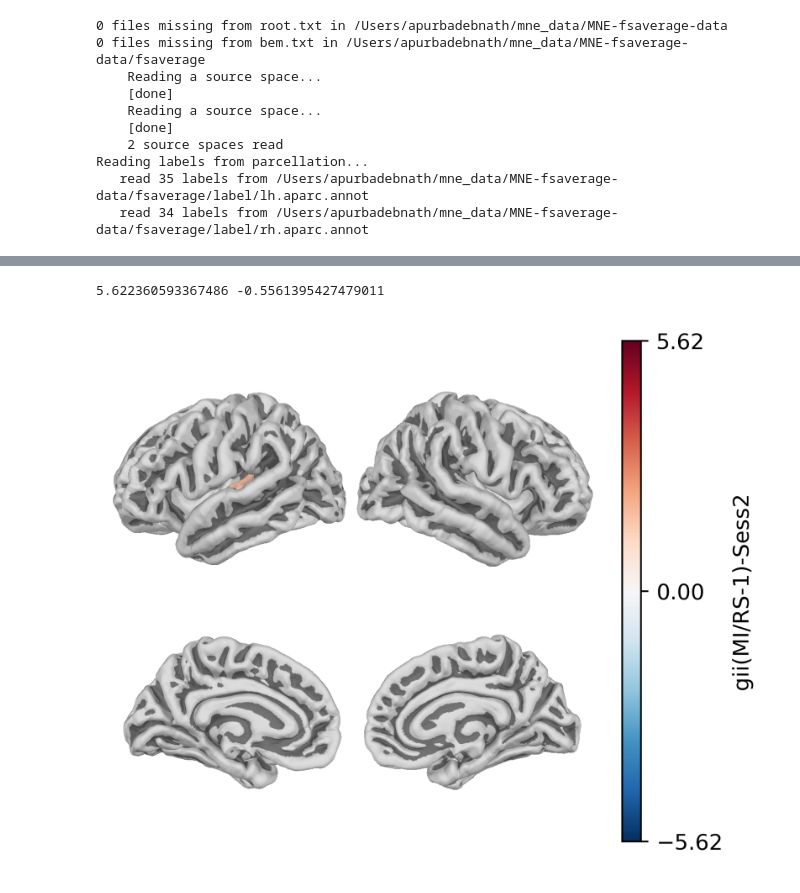
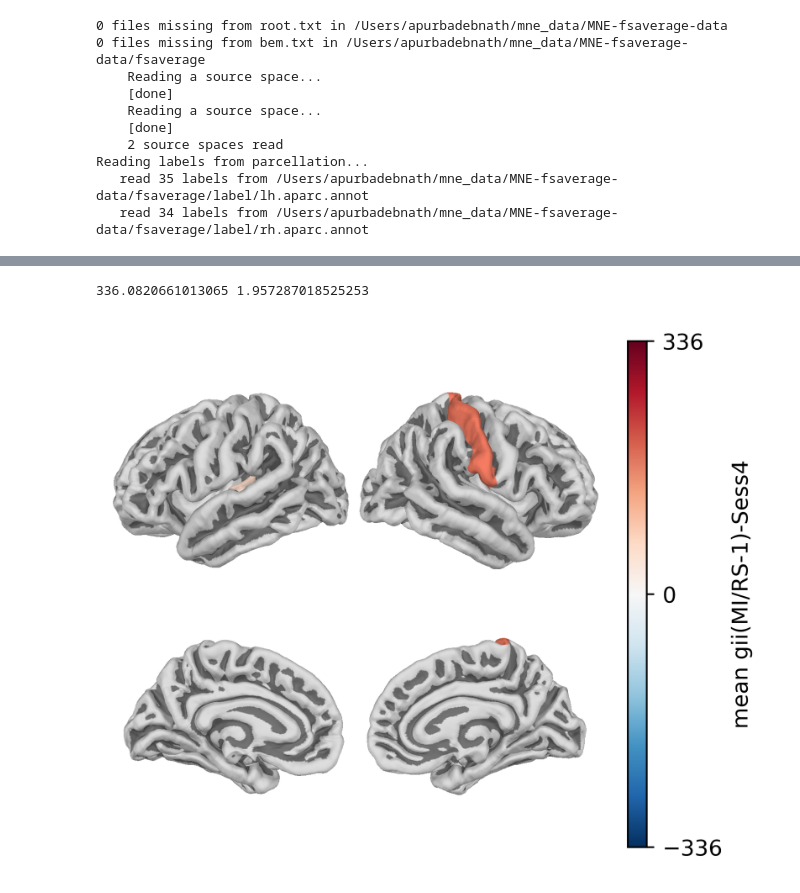
Before and after one commit to ApurbaApd/mi-NMM_bci_modeling, a Jupyter notebook: spectrome/data_brain_plotting/brain_plots_all_meg.ipynb, the cells around one changed output, grey strips where cells are left out. Drawn from its saved outputs; the diff is of its cells as text; code cells hidden in the pictures.

```diff
--- a/spectrome/data_brain_plotting/brain_plots_all_meg.ipynb
+++ b/spectrome/data_brain_plotting/brain_plots_all_meg.ipynb
@@ -34,20 +34,20 @@ for num in range(1, 5):
     x_rest_all[num]=np.zeros((68, 10, 19))
 
     for i in range(19):
-        mi_fname = f'../bci_results_apd/bci_results/meg/sess{num}/mi_allsubs_f/mi_nostim_mse_db_fvec330_{i}.p'
+        mi_fname = f'../../bci_results_apd/bci_results/meg/sess{num}/mi_allsubs_f/mi_nostim_mse_db_fvec330_{i}.p'
         with open(mi_fname, 'rb') as f:
             x_mi_all[num][:,:,i]=np.array(pkl.load(f))
 
-        base_fname = f'../bci_results_apd/bci_results/meg/sess{num}/baseline_allsubs_f/baseline_nostim_mse_db_fvec330_{i}.p'
+        base_fname = f'../../bci_results_apd/bci_results/meg/sess{num}/baseline_allsubs_f/baseline_nostim_mse_db_fvec330_{i}.p'
         with open(base_fname, 'rb') as f:
             x_base_all[num][:,:,i] = np.array(pkl.load(f))
 
-        rest_fname = f'../bci_results_apd/bci_results/meg/sess{num}/rs1_allsubs_f0/rs1_nostim_mse_db_fvec330_{i}.p'
+        rest_fname = f'../../bci_results_apd/bci_results/meg/sess{num}/rs1_allsubs_f0/rs1_nostim_mse_db_fvec330_{i}.p'
         with open(rest_fname, 'rb') as f:
             x_rest_all[num][:,:,i]=np.array(pkl.load(f))
 # %%
 # All regions
-df=pd.read_excel('../ListROIs_DK.xlsx')
+df=pd.read_excel('../../ListROIs_DK.xlsx')
 all_regions=[]
 all_regions_idx=[]
 for i,r in df.iterrows():
@@ -67,11 +67,11 @@ for idx in range(0,68):
     taue_session_values = []
     for session in range(1, 5):
         #gei, at 0
-        mean_gei = ((np.mean(x_mi_all[session][idx, 0, :]))/(np.mean(x_rest_all[session][idx, 0, :])))-1
+        mean_gei = np.mean((x_mi_all[session][idx, 0, :])/(x_rest_all[session][idx, 0, :])-1)
         #gii, at 1
-        mean_gii = ((np.mean(x_mi_all[session][idx, 1, :]))/(np.mean(x_rest_all[session][idx, 1, :])))-1
+        mean_gii = np.mean((x_mi_all[session][idx, 1, :])/(x_rest_all[session][idx, 1, :])-1)
         #taue, at 2
-        mean_taue = ((np.mean(x_mi_all[session][idx, 2, :]))/(np.mean(x_rest_all[session][idx, 2, :])))-1
+        mean_taue =np.mean((x_mi_all[session][idx, 2, :])/(x_rest_all[session][idx, 2, :])-1)
         gei_session_values.append(mean_gei)
         gii_session_values.append(mean_gii)
         taue_session_values.append(mean_taue)
@@ -504,14 +511,13 @@ max_val = df_gii[['S1', 'S2', 'S3', 'S4']].to_numpy().max()
 min_val = df_gii[['S1', 'S2', 'S3', 'S4']].to_numpy().min()
 print(max_val,min_val)
 # %% [output]
-5.622360593367486 -0.5561395427479011
+336.0820661013065 1.957287018525253
 # %%
-##brain plot with taue(MI/RS-1) values for signifant (pFDR<0.05) regions
-##gii/gei
+##brain plot with mean gii(MI/RS-1) values for signifant (pFDR<0.05) regions
 max_val = df_gii[['S1', 'S2', 'S3', 'S4']].to_numpy().max()
 min_val = df_gii[['S1', 'S2', 'S3', 'S4']].to_numpy().min()
 
-##For plotting (MI/RS-1)
+##For plotting mean (MI/RS-1)
 roi_tvalues = dict(zip(list(df_gii.index), list(df_gii['S2'])))
 
 brain = Brain(
@@ -533,42 +539,56 @@ cmap = cmaps.get_cmap("RdBu_r") #changing RdBu_r to RdBu to make reddish appeara
 vmin, vmax = -max_val, max_val # Use the max value from all sessions
 norm = Normalize(vmin=vmin, vmax=vmax)
 
+## Session-2
+# for label in labels:
+#     if label.name in gii_meg_sess2_regions:
+#         t_value = roi_tvalues[label.name]
+#         rgba_color = cmap(norm(t_value))
+#         brain.add_label(label, color=rgba_color[:4])
+
+## Session-3
+# for label in labels:
+#     if label.name in gii_meg_sess3_regions:
+#         t_value = roi_tvalues[label.name]
+#         rgba_color = cmap(norm(t_value))
+#         brain.add_label(label, color=rgba_color[:4])
+
+## Session-4
 
 for label in labels:
-    if label.name in gii_meg_sess2_regions:
+    if label.name in gii_meg_sess4_regions:
         t_value = roi_tvalues[label.name]
         rgba_color = cmap(norm(t_value))
         brain.add_label(label, color=rgba_color[:4])
-
 
 # for label in labels:
 #     if label.name in gii_meg_sess4_regions:
 #         t_value = roi_tvalues[label.name]
 #         if t_value < 0.05:  # Only significant
 #             rgba_color = cmap(norm(t_value))
 #             brain.add_label(label, color=rgba_color[:3])
 #         else:
 #             continue  # Skip non-significant
 
 
 clim = dict(kind="value", lims=[vmin, (vmin+vmax)/2, vmax])
-brain.save_image("pfdr_gii_meg_sess2.png")
+brain.save_image("pfdr_gii_meg_sess4.png")
 #the combined plot
 fig, ax = plt.subplots(figsize=(6, 4), dpi=400)
 
-brain_image = plt.imread("pfdr_gii_meg_sess2.png")
+brain_image = plt.imread("pfdr_gii_meg_sess4.png")
 ax.imshow(brain_image)
 ax.axis('off')
 
 # [0.15, 0.1, 0.7, 0.3]-->becomes horizontal
 #color bar for the brain labels
 cbar_ax = fig.add_axes([0.8, 0.1, 0.02, 0.8])
 cb = fig.colorbar(plt.cm.ScalarMappable(cmap=cmap, norm=norm), cax=cbar_ax)
-cb.set_label("gii(MI/RS-1)-Sess2")
+cb.set_label("mean gii(MI/RS-1)-Sess4")
 cb.set_ticks([vmin, (vmin+vmax)/2, vmax])
 
 
-plt.savefig(f"/Users/apurbadebnath/Desktop/iitm_project/sgm_bci_paper_figures/brain_plot_significant_gii_mi_rs_sess2.png", dpi=300)
+plt.savefig(f"/Users/apurbadebnath/Desktop/brain_plot_significant_gii_mi_rs_sess4.png", dpi=400)
 plt.show()
 # %% [output]
-[figure, old version]
+[figure, new version]
```
Also changed, not shown: parts of 7 cells of this notebook, 5 other files.
